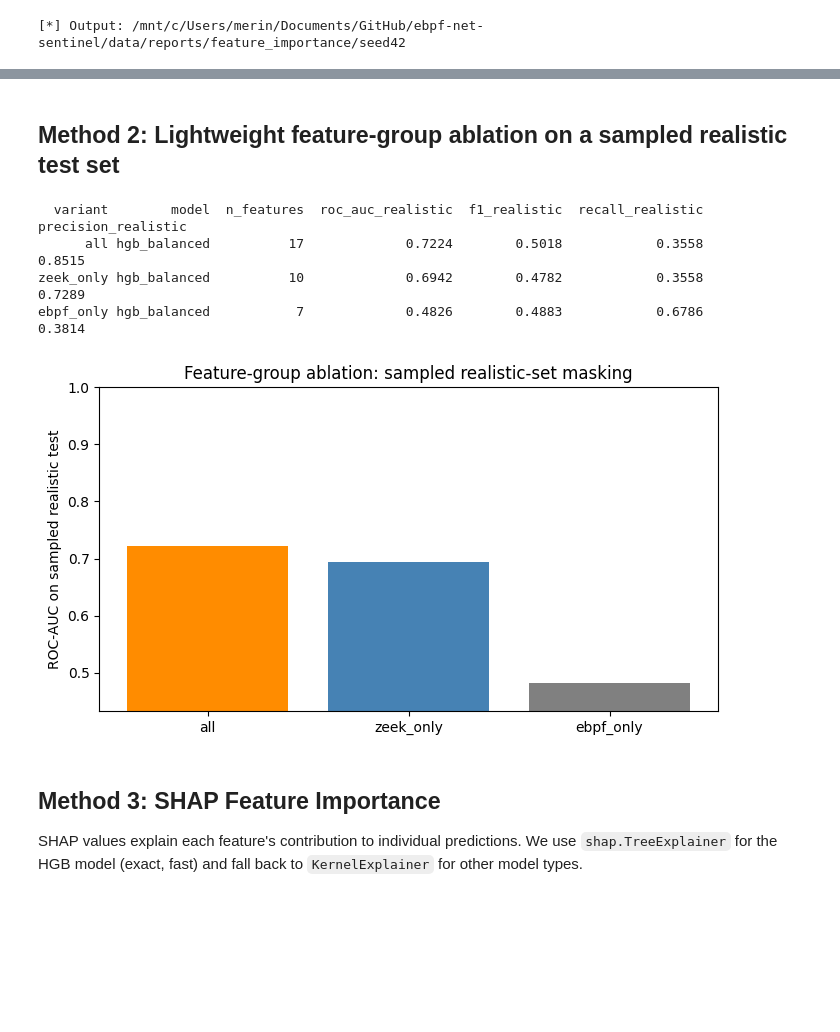
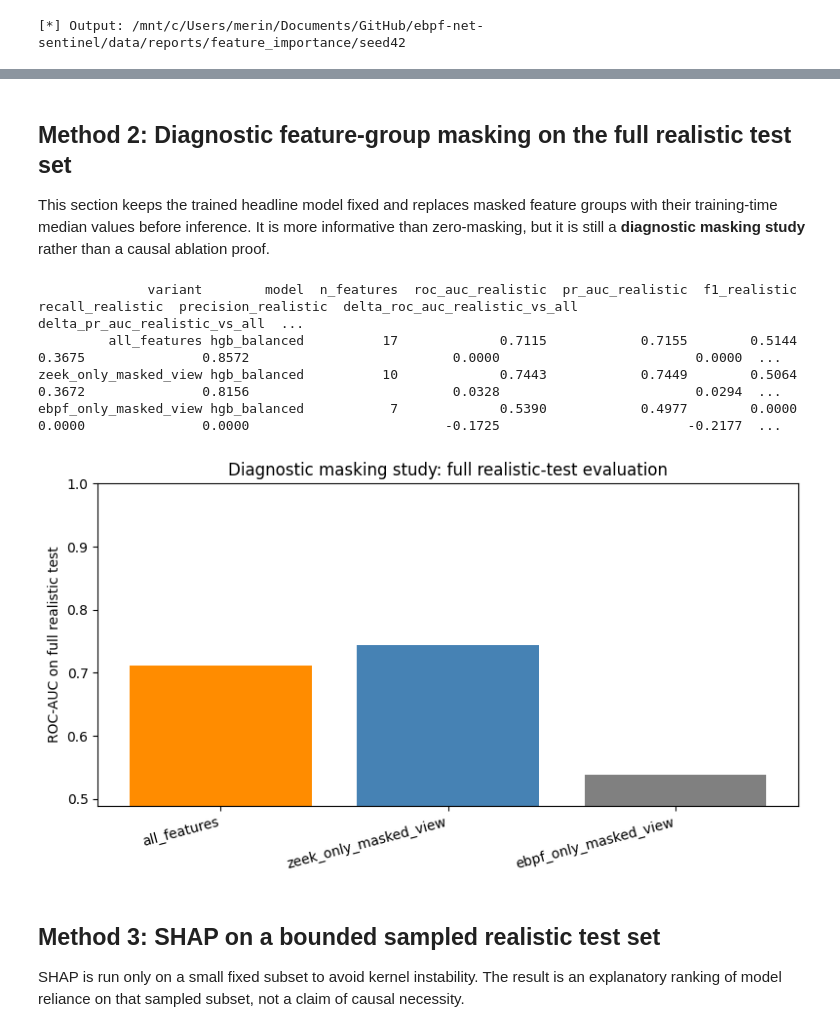
Before and after one commit to merinnnn/ebpf-net-sentinel, a Jupyter notebook: ml/notebooks/02_feature_importance.ipynb, the cells around one changed output, grey strips where cells are left out. Drawn from its saved outputs; the diff is of its cells as text; code cells hidden in the pictures; blank space fills up the shorter version.

Commit message:
update: make diagnostic only

```diff
--- a/ml/notebooks/02_feature_importance.ipynb
+++ b/ml/notebooks/02_feature_importance.ipynb
@@ -141,10 +162,8 @@ IMP_EBPF = run_permutation('ebpf')
 # %% [markdown]
-## Method 2: Lightweight feature-group ablation on a sampled realistic test set
+## Method 2: Diagnostic feature-group masking on the full realistic test set
+
+This section keeps the trained headline model fixed and replaces masked feature groups with their training-time median values before inference. It is more informative than zero-masking, but it is still a **diagnostic masking study** rather than a causal ablation proof.
 # %%
-# Lightweight eBPF contribution ablation on the saved headline model.
-# This avoids retraining multiple models on full Split 4 data.
-# We measure the drop from the sampled realistic-set baseline after
-# zeroing selected feature groups at inference time.
 EBPF_HINTS = ('ebpf', 'bpf', 'pid', 'ppid', 'uid', 'gid', 'comm', 'exe', 'cmd', 'sock', 'sk_', 'tcp_', 'udp_', 'netns', 'inode', 'tgid')
 
 fs = 'ebpf'
@@ -163,57 +182,69 @@ if np.ndim(score_base) != 1:
 pred_base = (score_base >= pack.get('threshold', 0.5)).astype(int)
 base_metrics = binary_metrics(y_base, pred_base, score_base)
 
+median_fill = pd.Series(0.0, index=feat_all)
+if hasattr(pack['model'], 'named_steps') and 'impute' in pack['model'].named_steps:
+    median_fill = pd.Series(pack['model'].named_steps['impute'].statistics_, index=feat_all)
+
 rows = [{
-    'variant': 'all',
+    'variant': 'all_features',
     'model': pack['selected_model_name'],
     'n_features': len(feat_all),
     'roc_auc_realistic': base_metrics['roc_auc'],
+    'pr_auc_realistic': base_metrics['pr_auc'],
     'f1_realistic': base_metrics['f1'],
     'recall_realistic': base_metrics['recall'],
     'precision_realistic': base_metrics['precision'],
 }]
 
-for name, feats in [('all', feat_all), ('zeek_only', feat_zeek), ('ebpf_only', feat_ebpf_only)]:
-    if not feats or name == 'all':
+for name, feats in [('zeek_only_masked_view', feat_zeek), ('ebpf_only_masked_view', feat_ebpf_only)]:
+    if not feats:
         continue
     X_masked = X_base.copy()
     drop_cols = [c for c in feat_all if c not in feats]
-    X_masked.loc[:, drop_cols] = 0.0
+    for col in drop_cols:
+        X_masked.loc[:, col] = median_fill[col]
     score = pack['model'].predict_proba(X_masked)[:, 1] if hasattr(pack['model'], 'predict_proba') else pack['model'].decision_function(X_masked)
     if np.ndim(score) != 1:
         score = score[:, 1]
     pred = (score >= pack.get('threshold', 0.5)).astype(int)
     metrics = binary_metrics(y_base, pred, score)
     rows.append({
         'variant': name,
         'model': pack['selected_model_name'],
         'n_features': len(feats),
         'roc_auc_realistic': metrics['roc_auc'],
+        'pr_auc_realistic': metrics['pr_auc'],
         'f1_realistic': metrics['f1'],
         'recall_realistic': metrics['recall'],
         'precision_realistic': metrics['precision'],
     })
 
-ab_df = pd.DataFrame(rows).sort_values('roc_auc_realistic', ascending=False)
+ab_df = pd.DataFrame(rows)
+baseline_row = ab_df.loc[ab_df['variant'] == 'all_features'].iloc[0]
+for metric in ['roc_auc_realistic', 'pr_auc_realistic', 'f1_realistic', 'recall_realistic', 'precision_realistic']:
+    ab_df[f'delta_{metric}_vs_all'] = ab_df[metric] - baseline_row[metric]
 print(ab_df.to_string(index=False, float_format='{:.4f}'.format))
 ab_df.to_csv(FI_DIR / 'ebpf_ablation_realistic.csv', index=False)
 
-fig, ax = plt.subplots(figsize=(7, 4))
-ax.bar(ab_df['variant'], ab_df['roc_auc_realistic'], color=['darkorange', 'steelblue', 'grey'][:len(ab_df)])
-ax.set_ylim(max(0, ab_df['roc_auc_realistic'].min() - 0.05), 1.0)
-ax.set_ylabel('ROC-AUC on sampled realistic test')
-ax.set_title('Feature-group ablation: sampled realistic-set masking')
+fig, ax = plt.subplots(figsize=(8, 4.5))
+plot_df = ab_df.set_index('variant').loc[['all_features'] + [v for v in ab_df['variant'] if v != 'all_features']].reset_index()
+ax.bar(plot_df['variant'], plot_df['roc_auc_realistic'], color=['darkorange', 'steelblue', 'grey'][:len(plot_df)])
+ax.set_ylim(max(0, plot_df['roc_auc_realistic'].min() - 0.05), 1.0)
+ax.set_ylabel('ROC-AUC on full realistic test')
+ax.set_title('Diagnostic masking study: full realistic-test evaluation')
+plt.xticks(rotation=15, ha='right')
 plt.tight_layout()
 plt.savefig(FI_DIR / 'ebpf_ablation_realistic.png', dpi=150)
 plt.show()
 # %% [output]
-  variant        model  n_features  roc_auc_realistic  f1_realistic  recall_realistic  precision_realistic
-      all hgb_balanced          17             0.7224        0.5018            0.3558               0.8515
-zeek_only hgb_balanced          10             0.6942        0.4782            0.3558               0.7289
-ebpf_only hgb_balanced           7             0.4826        0.4883            0.6786               0.3814
+              variant        model  n_features  roc_auc_realistic  pr_auc_realistic  f1_realistic  recall_realistic  precision_realistic  delta_roc_auc_realistic_vs_all  delta_pr_auc_realistic_vs_all  ...
+         all_features hgb_balanced          17             0.7115            0.7155        0.5144            0.3675               0.8572                          0.0000                         0.0000  ...
+zeek_only_masked_view hgb_balanced          10             0.7443            0.7449        0.5064            0.3672               0.8156                          0.0328                         0.0294  ...
+ebpf_only_masked_view hgb_balanced           7             0.5390            0.4977        0.0000            0.0000               0.0000                         -0.1725                        -0.2177  ...
-[figure, old version]
+[figure, new version]
 # %% [markdown]
-## Method 3: SHAP Feature Importance
+## Method 3: SHAP on a bounded sampled realistic test set
 
-SHAP values explain each feature's contribution to individual predictions. We use `shap.TreeExplainer` for the HGB model (exact, fast) and fall back to `KernelExplainer` for other model types.
+SHAP is run only on a small fixed subset to avoid kernel instability. The result is an explanatory ranking of model reliance on that sampled subset, not a claim of causal necessity.
 # %%
```
Also changed, not shown: parts of 6 cells of this notebook.
